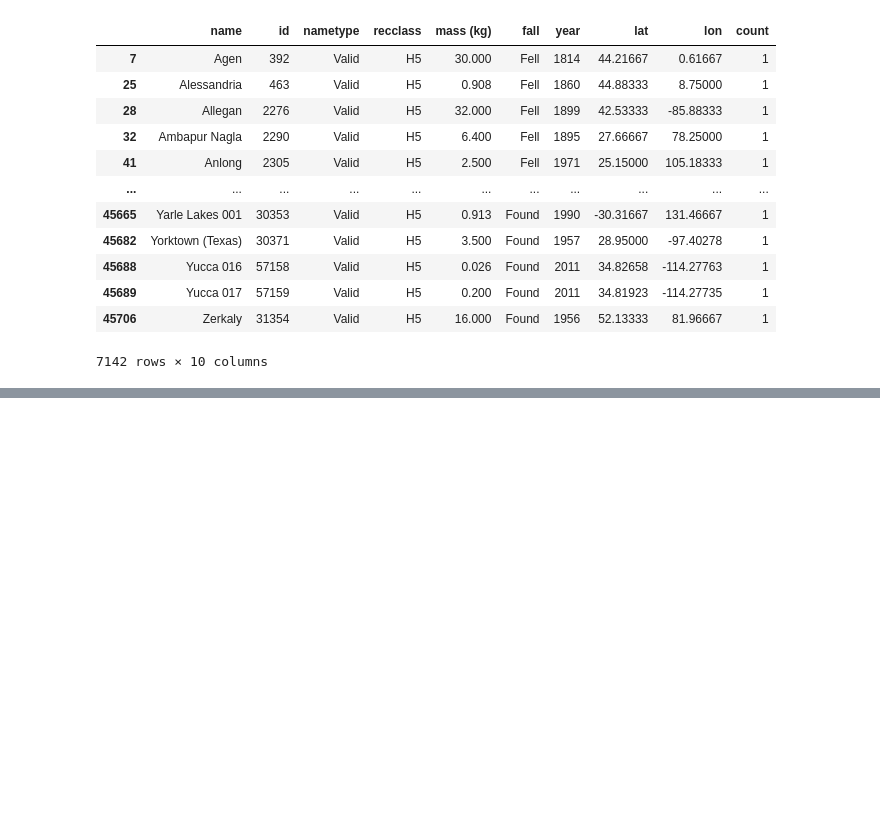
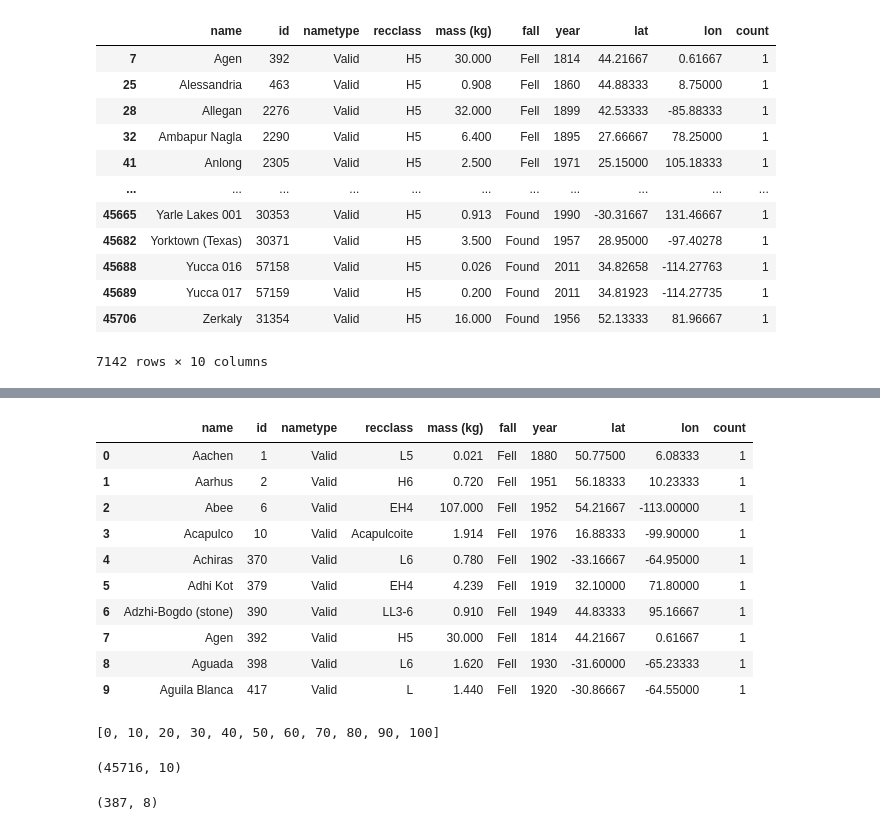
Before and after one commit to N0t10n/EDA_meteorite_landings, a Jupyter notebook: test.ipynb, the cells around one changed output, grey strips where cells are left out. Saved outputs shown, nothing was run; the diff lists cells and outputs as text; code cells hidden in the pictures; blank space fills up the shorter version.

```diff
--- a/test.ipynb
+++ b/test.ipynb
@@ -140,0 +147,28 @@ fig.show()
+# %%
+df[0:10]
+# %% [output]
+|  | name | id | nametype | recclass | mass (kg) | fall | year | lat | lon | count |
+| 0 | Aachen | 1 | Valid | L5 | 0.021 | Fell | 1880 | 50.77500 | 6.08333 | 1 |
+| 1 | Aarhus | 2 | Valid | H6 | 0.720 | Fell | 1951 | 56.18333 | 10.23333 | 1 |
+| 2 | Abee | 6 | Valid | EH4 | 107.000 | Fell | 1952 | 54.21667 | -113.00000 | 1 |
+| 3 | Acapulco | 10 | Valid | Acapulcoite | 1.914 | Fell | 1976 | 16.88333 | -99.90000 | 1 |
+| 4 | Achiras | 370 | Valid | L6 | 0.780 | Fell | 1902 | -33.16667 | -64.95000 | 1 |
+| 5 | Adhi Kot | 379 | Valid | EH4 | 4.239 | Fell | 1919 | 32.10000 | 71.80000 | 1 |
+| 6 | Adzhi-Bogdo (stone) | 390 | Valid | LL3-6 | 0.910 | Fell | 1949 | 44.83333 | 95.16667 | 1 |
+| 7 | Agen | 392 | Valid | H5 | 30.000 | Fell | 1814 | 44.21667 | 0.61667 | 1 |
+| 8 | Aguada | 398 | Valid | L6 | 1.620 | Fell | 1930 | -31.60000 | -65.23333 | 1 |
+| 9 | Aguila Blanca | 417 | Valid | L | 1.440 | Fell | 1920 | -30.86667 | -64.55000 | 1 |
+# %%
+list(np.arange(0, 110, 10))
+# %% [output]
+[0, 10, 20, 30, 40, 50, 60, 70, 80, 90, 100]
+# %%
+df.shape
+# %% [output]
+(45716, 10)
+# %%
+df_1 = df.dropna().groupby('recclass')[['mass (kg)']].describe()
+df_1 = df_1['mass (kg)'].sort_values(by='count', ascending=False)
+df_1.shape
+# %% [output]
+(387, 8)
```
Also changed, not shown: parts of 7 cells of this notebook, 2 other files.
